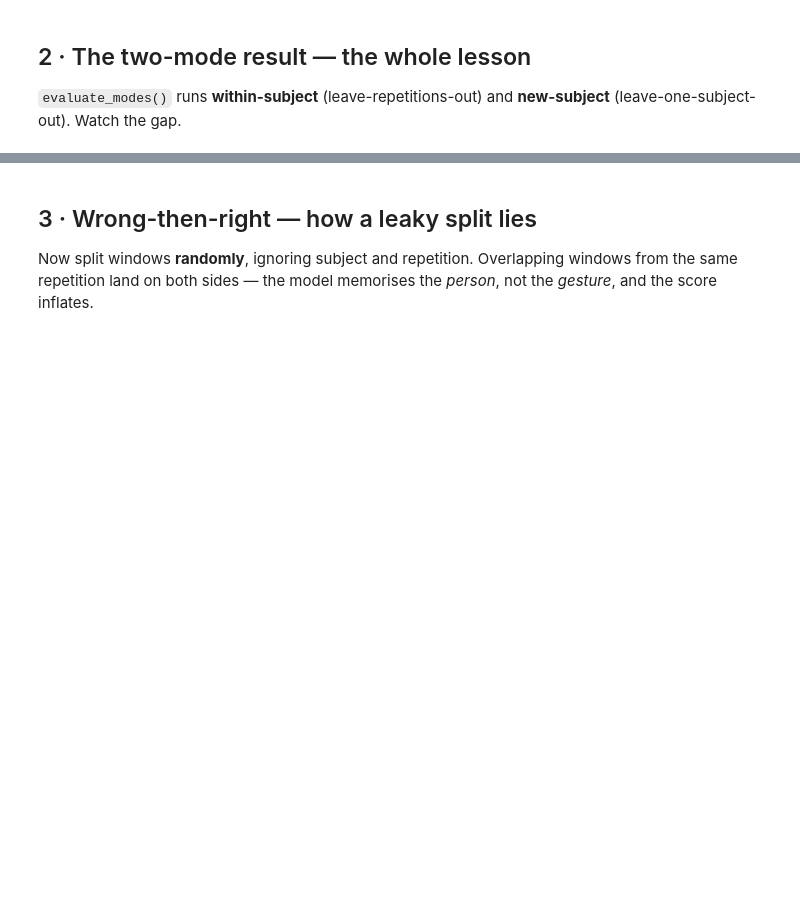
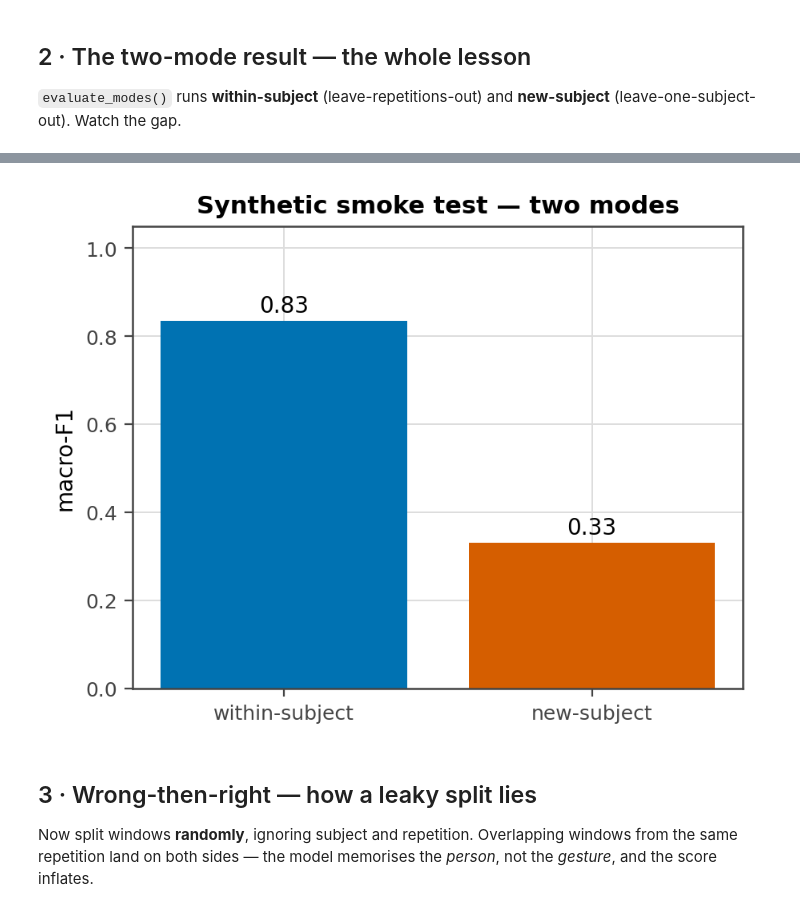
Before and after one commit to Vbarnabas/CM2013, a Jupyter notebook: notebooks/track_emg_ninapro.ipynb, the cells around one changed output, grey strips where cells are left out. Drawn from its saved outputs; the diff is of its cells as text; code cells hidden in the pictures; blank space fills up the shorter version.

```diff
--- a/notebooks/track_emg_ninapro.ipynb
+++ b/notebooks/track_emg_ninapro.ipynb
@@ -242,3 +270,17 @@ new_subject     macro-F1 = 0.334
+# %%
+smoke_vals = [smoke_modes[key]["macro_f1"]
+              for key in ("within_subject", "new_subject")]
+fig, ax = plt.subplots(figsize=(4.6, 3.6))
+ax.bar(['within-subject', 'new-subject'], smoke_vals, color=['C0', 'C3'])
+for i, value in enumerate(smoke_vals):
+    ax.text(i, value + 0.02, f'{value:.2f}', ha='center')
+ax.set_ylabel('macro-F1')
+ax.set_ylim(0, 1.05)
+ax.set_title('Synthetic smoke test — two modes')
+plt.tight_layout()
+plt.show()
+# %% [output]
+[figure, added]
 # %% [markdown]
 ## 3 · Wrong-then-right — how a leaky split lies
 
```
Also changed, not shown: parts of 10 cells of this notebook, 11 other files.
